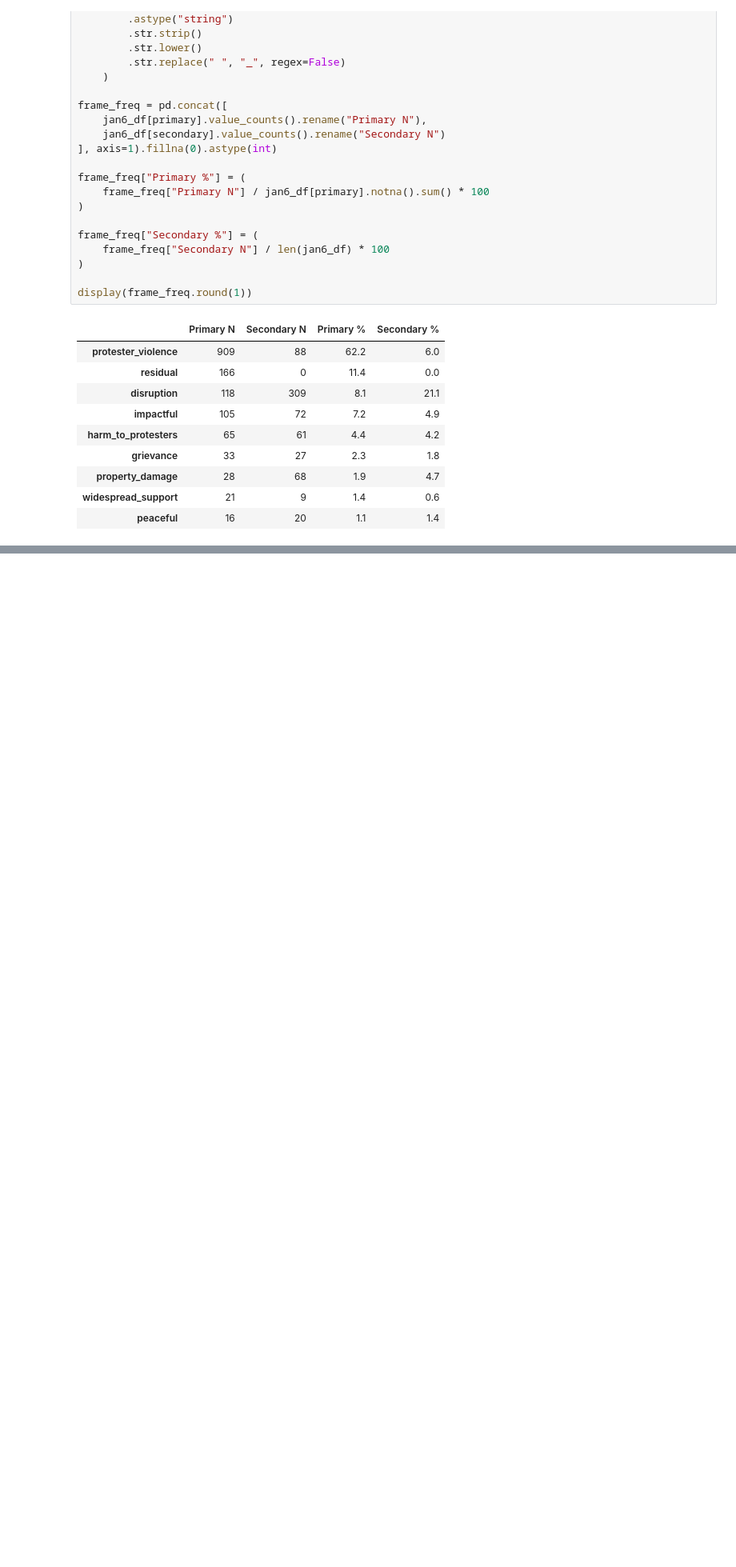
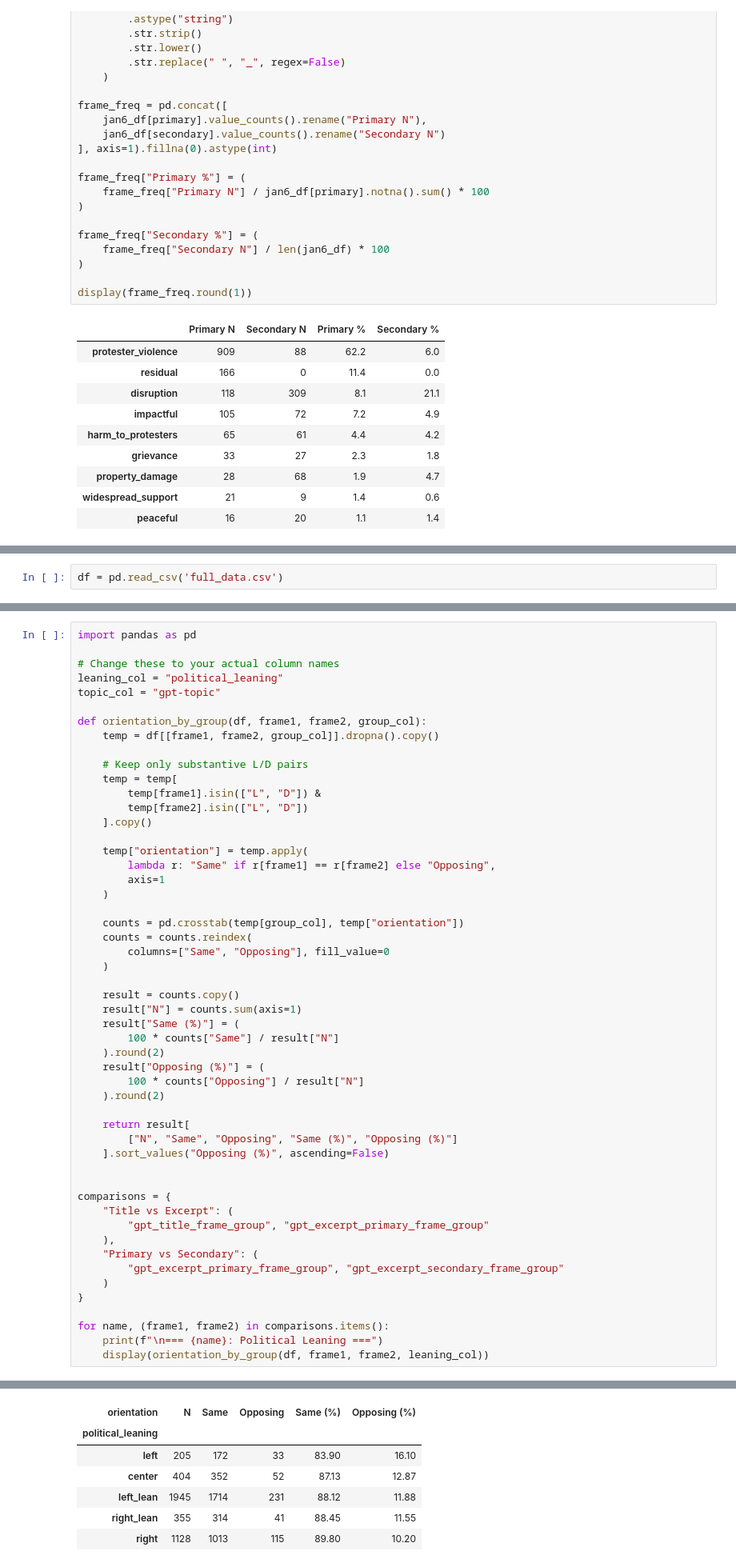
Before and after one commit to jjzhao12/protests_chai, a Jupyter notebook: analysis/RQ2.ipynb, the cells around one changed output, grey strips where cells are left out. Shown at 80% size. Drawn from its saved outputs; the diff is of its cells as text; blank space fills up the shorter version.

```diff
--- a/analysis/multiframes.ipynb
+++ b/analysis/RQ2.ipynb
@@ -626,0 +562,2 @@ display(frame_freq.round(1))
+# %%
+df = pd.read_csv('full_data.csv')
@@ -626,0 +685,53 @@ display(frame_freq.round(1))
+# %%
+import pandas as pd
+
+# Change these to your actual column names
+leaning_col = "political_leaning"
+topic_col = "gpt-topic"
+
+def orientation_by_group(df, frame1, frame2, group_col):
+    temp = df[[frame1, frame2, group_col]].dropna().copy()
+
+    # Keep only substantive L/D pairs
+    temp = temp[
+        temp[frame1].isin(["L", "D"]) &
+        temp[frame2].isin(["L", "D"])
+    ].copy()
+
+    temp["orientation"] = temp.apply(
+        lambda r: "Same" if r[frame1] == r[frame2] else "Opposing",
+        axis=1
+    )
+
+    counts = pd.crosstab(temp[group_col], temp["orientation"])
+    counts = counts.reindex(
+        columns=["Same", "Opposing"], fill_value=0
+    )
+
+    result = counts.copy()
+    result["N"] = counts.sum(axis=1)
+    result["Same (%)"] = (
+        100 * counts["Same"] / result["N"]
+    ).round(2)
+    result["Opposing (%)"] = (
+        100 * counts["Opposing"] / result["N"]
+    ).round(2)
+
+    return result[
+        ["N", "Same", "Opposing", "Same (%)", "Opposing (%)"]
+    ].sort_values("Opposing (%)", ascending=False)
+
+
+comparisons = {
+    "Title vs Excerpt": (
+        "gpt_title_frame_group", "gpt_excerpt_primary_frame_group"
+    ),
+    "Primary vs Secondary": (
+        "gpt_excerpt_primary_frame_group", "gpt_excerpt_secondary_frame_group"
+    )
+}
+
+for name, (frame1, frame2) in comparisons.items():
+    print(f"\n=== {name}: Political Leaning ===")
+    display(orientation_by_group(df, frame1, frame2, leaning_col))
+# %% [output]
@@ -626,0 +739,7 @@ display(frame_freq.round(1))
+| orientation | N | Same | Opposing | Same (%) | Opposing (%) |
+| political_leaning |  |  |  |  |  |
+| left | 205 | 172 | 33 | 83.90 | 16.10 |
+| center | 404 | 352 | 52 | 87.13 | 12.87 |
+| left_lean | 1945 | 1714 | 231 | 88.12 | 11.88 |
+| right_lean | 355 | 314 | 41 | 88.45 | 11.55 |
+| right | 1128 | 1013 | 115 | 89.80 | 10.20 |
```
Also changed, not shown: parts of 12 cells of this notebook, 9 other files.
